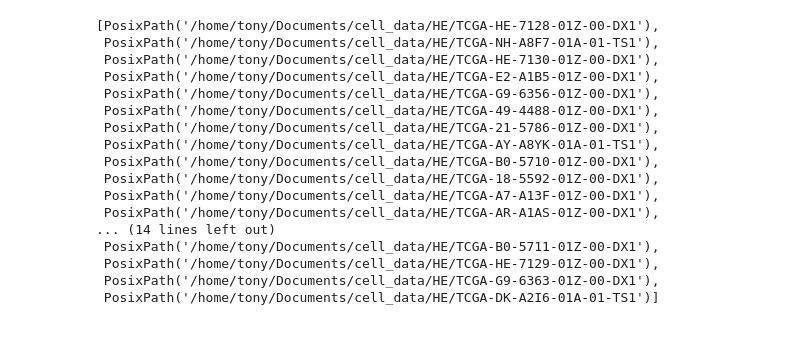
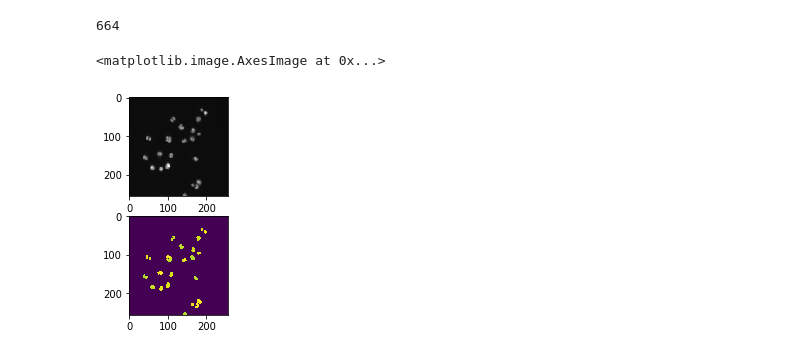
Before and after one commit to Tung-I/semi_training, a Jupyter notebook: split_data.ipynb, the cells around one changed output. Saved outputs shown, nothing was run; the diff lists cells and outputs as text; code cells hidden in the pictures.

```diff
--- a/split_data.ipynb
+++ b/split_data.ipynb
@@ -8,22 +10,8 @@ from pathlib import Path
 # %%
-data_dir = Path('/home/tony/Documents/cell_data/HE')
+data_dir = Path('/home/tony/Documents/cell_data/DSB2018plus/stage_1_train')
+#data_dir = Path('/home/tony/Documents/cell_data/HE')
 paths = [path for path in data_dir.iterdir() if path.is_dir()]
-paths
+num_paths = len(paths)
+print(num_paths)
 # %% [output]
-[PosixPath('/home/tony/Documents/cell_data/HE/TCGA-HE-7128-01Z-00-DX1'),
- PosixPath('/home/tony/Documents/cell_data/HE/TCGA-NH-A8F7-01A-01-TS1'),
- PosixPath('/home/tony/Documents/cell_data/HE/TCGA-HE-7130-01Z-00-DX1'),
- PosixPath('/home/tony/Documents/cell_data/HE/TCGA-E2-A1B5-01Z-00-DX1'),
- PosixPath('/home/tony/Documents/cell_data/HE/TCGA-G9-6356-01Z-00-DX1'),
- PosixPath('/home/tony/Documents/cell_data/HE/TCGA-49-4488-01Z-00-DX1'),
- PosixPath('/home/tony/Documents/cell_data/HE/TCGA-21-5786-01Z-00-DX1'),
- PosixPath('/home/tony/Documents/cell_data/HE/TCGA-AY-A8YK-01A-01-TS1'),
- PosixPath('/home/tony/Documents/cell_data/HE/TCGA-B0-5710-01Z-00-DX1'),
- PosixPath('/home/tony/Documents/cell_data/HE/TCGA-18-5592-01Z-00-DX1'),
- PosixPath('/home/tony/Documents/cell_data/HE/TCGA-A7-A13F-01Z-00-DX1'),
- PosixPath('/home/tony/Documents/cell_data/HE/TCGA-AR-A1AS-01Z-00-DX1'),
-... (14 lines left out)
- PosixPath('/home/tony/Documents/cell_data/HE/TCGA-B0-5711-01Z-00-DX1'),
- PosixPath('/home/tony/Documents/cell_data/HE/TCGA-HE-7129-01Z-00-DX1'),
- PosixPath('/home/tony/Documents/cell_data/HE/TCGA-G9-6363-01Z-00-DX1'),
- PosixPath('/home/tony/Documents/cell_data/HE/TCGA-DK-A2I6-01A-01-TS1')]
+664
@@ -29,0 +30,13 @@ paths
+# %%
+img_path = list((paths[0] / Path('image')).glob('*.png'))
+label_path = list((paths[0] / Path('label')).glob('*.npy'))
+# %%
+img = np.asarray(io.imread(img_path[0]))
+label = np.load(label_path[0])
+plt.subplot(211)
+plt.imshow(img)
+plt.subplot(212)
+plt.imshow(label)
+# %% [output]
+<matplotlib.image.AxesImage at 0x...>
+[figure, added]
```
Also changed, not shown: parts of 16 cells of this notebook, 48 other files.
